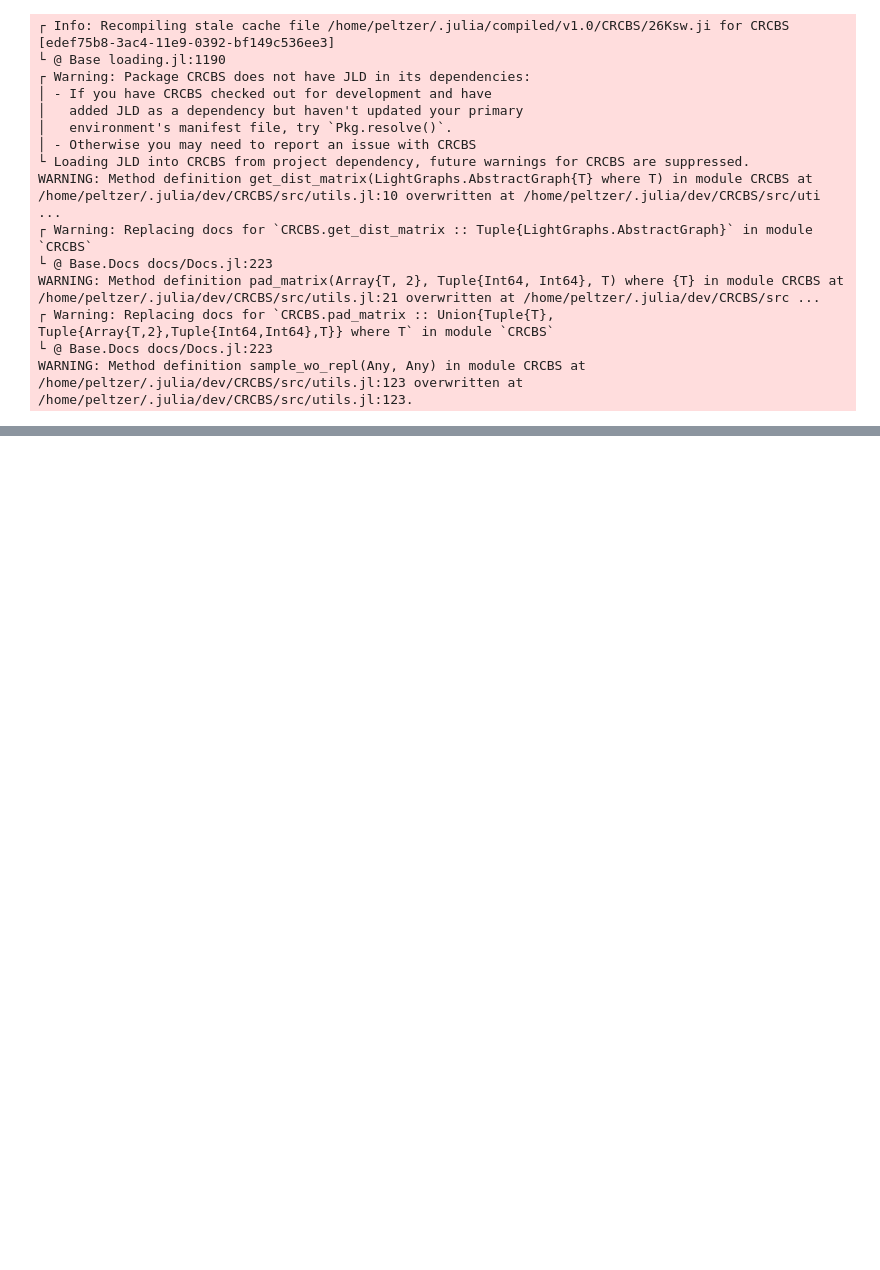
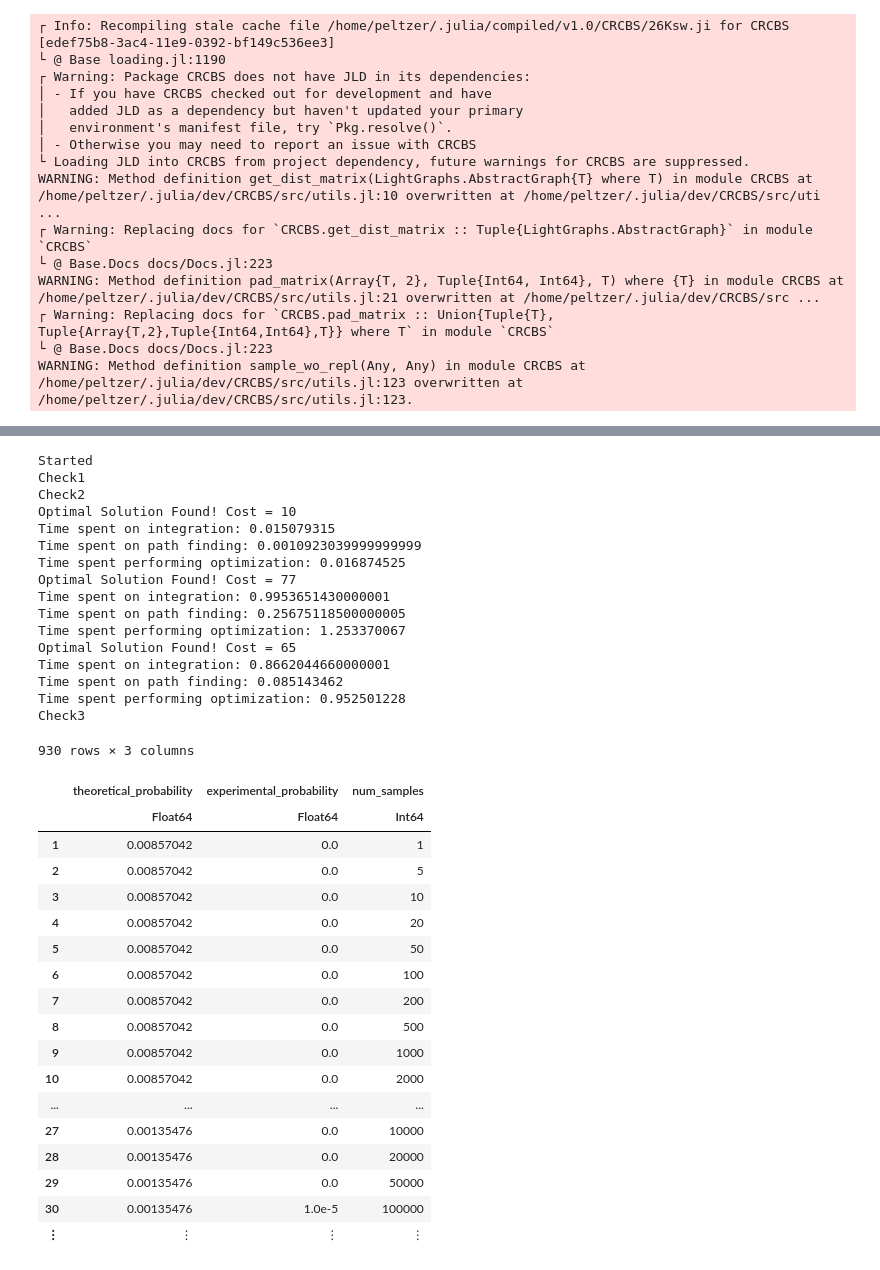
Before and after one commit to sisl/CRCBS.jl, a Jupyter notebook: experiments/Run_CRCBS.ipynb, the cells around one changed output, grey strips where cells are left out. Drawn from its saved outputs; the diff is of its cells as text; code cells hidden in the pictures; blank space fills up the shorter version.

Commit message:
Making tests on collision probability timing and accuracy. Else all functional

```diff
--- a/experiments/Run_CRCBS.ipynb
+++ b/experiments/Run_CRCBS.ipynb
@@ -89,0 +77,53 @@ shuffle([(2,4),5])
+# %%
+using CRCBS
+using Distributions
+using HCubature
+
+name = "Convergence_test"
+num_agents = (3,8,10)
+grid_x = tuple(10)
+grid_y = tuple(10)
+filling_density = tuple(0.8)
+lambda = 0.2
+epsilon = 0.9
+t_delay = 0.5
+max_num_experiments = 3
+num_trials = 1000
+
+data2 = run_convergence_tests_CRCBS(name,num_agents,grid_x,grid_y,filling_density,lambda,epsilon,t_delay,max_num_experiments,num_trials)
+# %% [output]
+Started
+Check1
+Check2
+Optimal Solution Found! Cost = 10
+Time spent on integration: 0.015079315
+Time spent on path finding: 0.0010923039999999999
+Time spent performing optimization: 0.016874525
+Optimal Solution Found! Cost = 77
+Time spent on integration: 0.9953651430000001
+Time spent on path finding: 0.25675118500000005
+Time spent performing optimization: 1.253370067
+Optimal Solution Found! Cost = 65
+Time spent on integration: 0.8662044660000001
+Time spent on path finding: 0.085143462
+Time spent performing optimization: 0.952501228
+Check3
+930 rows × 3 columns
+|  | theoretical_probability | experimental_probability | num_samples |
+|  | Float64 | Float64 | Int64 |
+| 1 | 0.00857042 | 0.0 | 1 |
+| 2 | 0.00857042 | 0.0 | 5 |
+| 3 | 0.00857042 | 0.0 | 10 |
+| 4 | 0.00857042 | 0.0 | 20 |
+| 5 | 0.00857042 | 0.0 | 50 |
+| 6 | 0.00857042 | 0.0 | 100 |
+| 7 | 0.00857042 | 0.0 | 200 |
+| 8 | 0.00857042 | 0.0 | 500 |
+| 9 | 0.00857042 | 0.0 | 1000 |
+| 10 | 0.00857042 | 0.0 | 2000 |
+| ... | ... | ... | ... |
+| 27 | 0.00135476 | 0.0 | 10000 |
+| 28 | 0.00135476 | 0.0 | 20000 |
+| 29 | 0.00135476 | 0.0 | 50000 |
+| 30 | 0.00135476 | 1.0e-5 | 100000 |
+| ⋮ | ⋮ | ⋮ | ⋮ |
```
Also changed, not shown: parts of 57 cells of this notebook, 15 other files.
